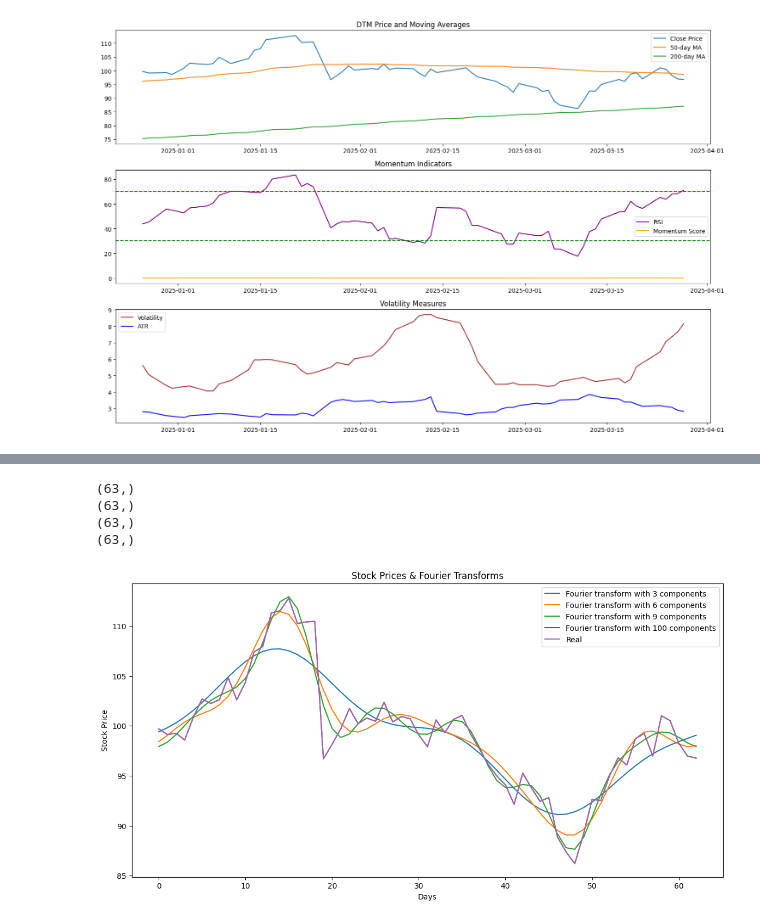
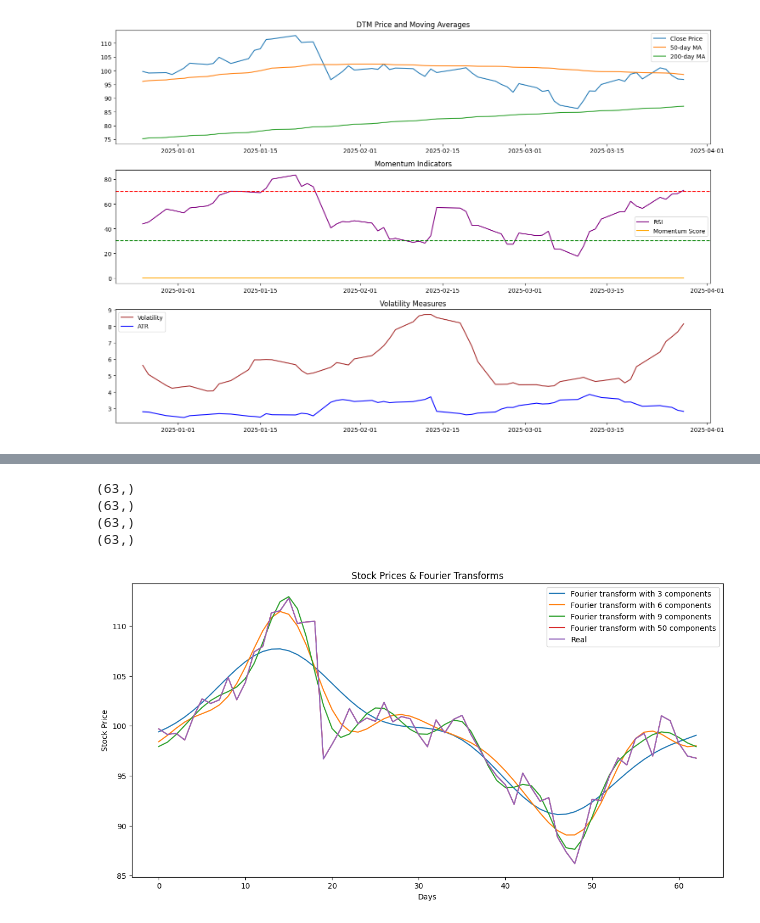
Before and after one commit to Jamie1377/STA410, a Jupyter notebook: stock_prediction/docs/showcase.ipynb, the cells around one changed output, grey strips where cells are left out. Saved outputs shown, nothing was run; the diff lists cells and outputs as text; code cells hidden in the pictures.

```diff
--- a/stock_prediction/docs/showcase.ipynb
+++ b/stock_prediction/docs/showcase.ipynb
@@ -320,32 +315,32 @@ array([ 99.68925476+1.97372982e-16j,  99.13404083-1.04791135e-16j,
 import numpy as np
 import pandas as pd
 import matplotlib.pyplot as plt
 
 # Assuming df contains your stock data with columns ['Date', 'Stock_Close']
 data_FT = predictor.data.reset_index()[["Date",'Close']]
 close_fft = np.fft.fft(np.asarray(data_FT['Close'].tolist()))
 # Create a DataFrame to store Fourier Transform components
 fft_df = pd.DataFrame({'fft': close_fft})
 fft_df['absolute'] = fft_df['fft'].apply(lambda x: np.abs(x))
 fft_df['angle'] = fft_df['fft'].apply(lambda x: np.angle(x))
 # Plot the inverse Fourier Transforms with different numbers of components
 plt.figure(figsize=(14, 7), dpi=100)
 fft_list = np.asarray(fft_df['fft'].tolist())
-for num_ in [3, 6, 9, 100]:
+for num_ in [3, 6, 9, 50]:
     fft_list_m10 = np.copy(fft_list)
     fft_list_m10[num_:-num_] = 0  # Zero out all but the first and last 'num_' components
     plt.plot(np.fft.ifft(fft_list_m10), label=f'Fourier transform with {num_} components')
     print(np.real(np.fft.ifft(fft_list_m10)).shape)
 
 plt.plot(data_FT['Close'], label='Real')
 plt.xlabel('Days')
 plt.ylabel('Stock Price')
 plt.title('Stock Prices & Fourier Transforms')
 plt.legend()
 plt.show()
 # %% [output]
 (63,)
 (63,)
 (63,)
 (63,)
-[figure, old version]
+[figure, new version]
```
Also changed, not shown: parts of 27 cells of this notebook, 12 other files.
